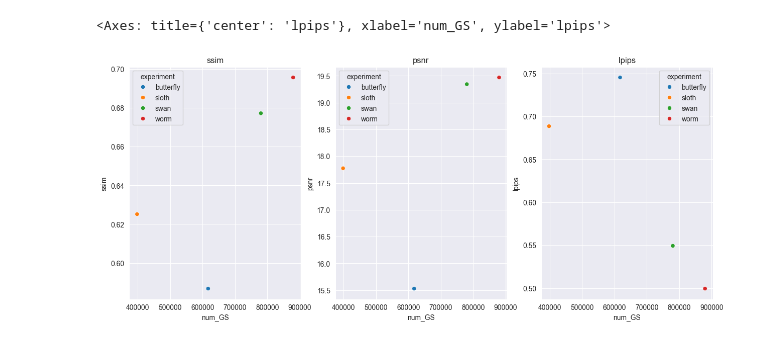
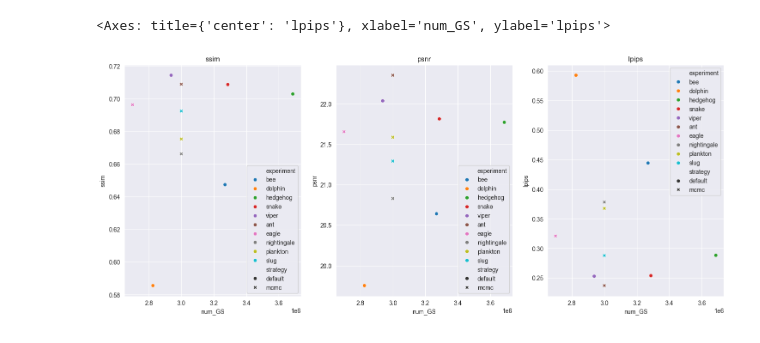
Before and after one commit to farqlia/urban-3d-reconstruction, a Jupyter notebook: notebooks/Models Comparison.ipynb, the cells around one changed output. Cells and saved outputs as stored; diff of their text form; code cells hidden in the pictures.

```diff
--- a/notebooks/Models Comparison.ipynb
+++ b/notebooks/Models Comparison.ipynb
@@ -14,11 +19,12 @@ experiments = {
 }
 # %%
 dfs = []
-for model in experiments:
-    for exp in experiments[model]:
+for model in experiments_names:
+    for exp in experiments_names[model]:
         dfs.append(pd.read_csv(results_path / f'{model}/{exp}/description.csv'))
 # %%
-exp_descriptions = pd.concat(dfs)
+exp_descriptions = pd.concat(dfs, ignore_index=True)
+exp_descriptions.result_dir = exp_descriptions.result_dir.apply(lambda x: x[3:] if x.startswith("..") else x)
 # %%
 exp_descriptions
 # %% [output]
@@ -41,6 +69,6 @@ exp_descriptions
 # %%
 def model_experiments(model_name):
-    return exp_descriptions[np.isin(exp_descriptions['experiment'], experiments[model_name])]
+    return exp_descriptions[np.isin(exp_descriptions['experiment'], experiments_names[model_name])]
 # %%
-c_experiments = model_experiments('c7_dron_n_ground')
+experiments = model_experiments('sks')
 # %%
@@ -62,13 +95,13 @@ sns.barplot(c_experiments, x='experiment', y='num_GS')
 # %%
-fig, ax = plt.subplots(1, 3, figsize=(15, 6))
+fig, ax = plt.subplots(1, 3, figsize=(18, 7))
 ax[0].set_title('ssim')
 ax[1].set_title('psnr')
 ax[2].set_title('lpips')
 
-sns.scatterplot(c_experiments, x='num_GS', y='ssim', hue='experiment', ax=ax[0])
-sns.scatterplot(c_experiments, x='num_GS', y='psnr', hue='experiment', ax=ax[1])
-sns.scatterplot(c_experiments, x='num_GS', y='lpips', hue='experiment', ax=ax[2])
+sns.scatterplot(experiments, x='num_GS', y='ssim', style='strategy', hue='experiment', ax=ax[0])
+sns.scatterplot(experiments, x='num_GS', y='psnr', style='strategy', hue='experiment', ax=ax[1])
+sns.scatterplot(experiments, x='num_GS', y='lpips', style='strategy', hue='experiment', ax=ax[2])
 # %% [output]
 <Axes: title={'center': 'lpips'}, xlabel='num_GS', ylabel='lpips'>
-[figure, old version]
+[figure, new version]
 # %%
```
Also changed, not shown: parts of 21 cells of this notebook, 4 other files.
